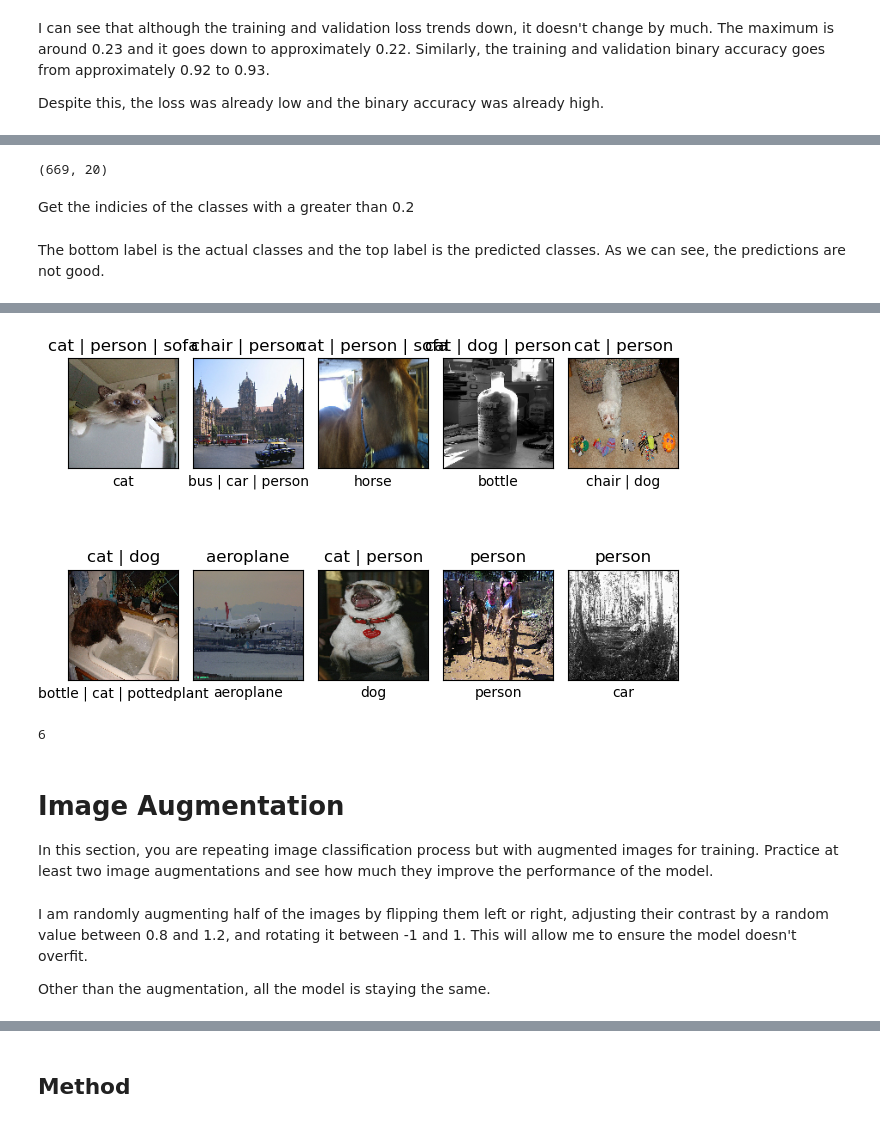
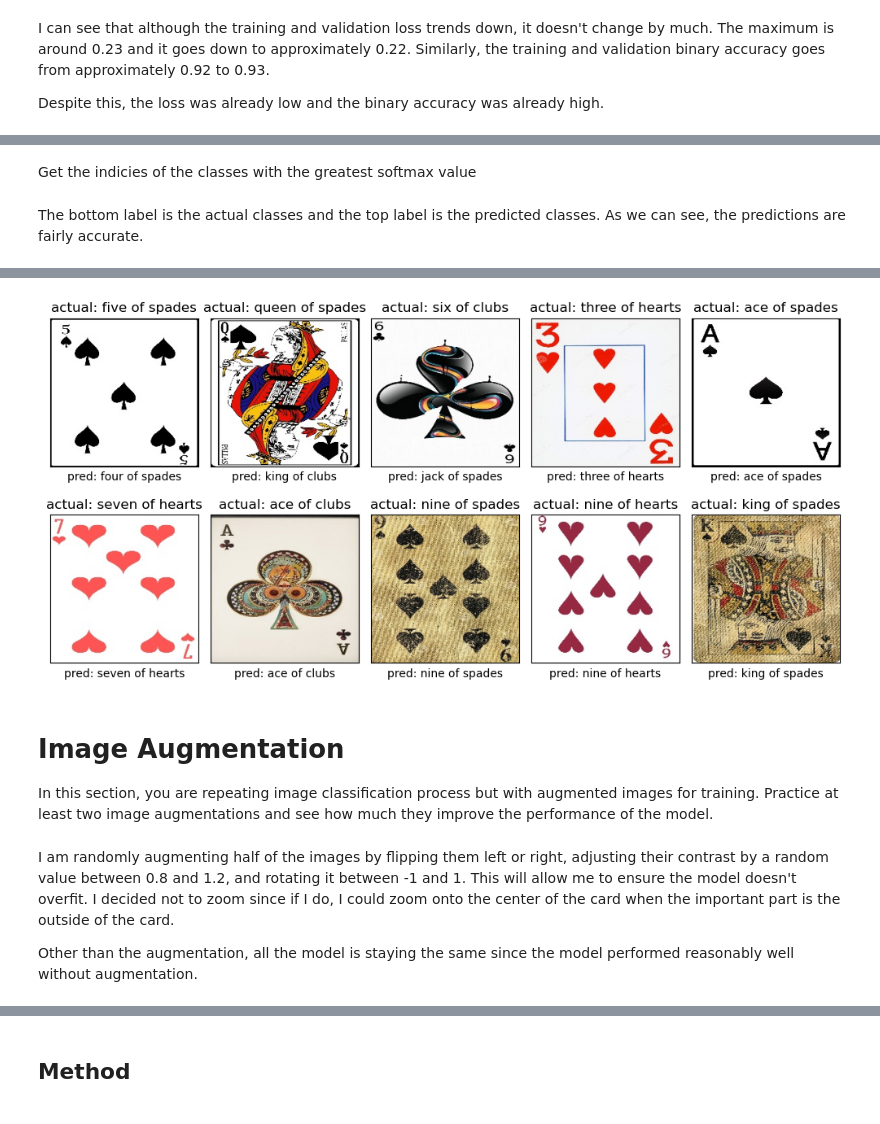
Before and after one commit to Abeoseh/deep_learning, a Jupyter notebook: assignments/assignment2/Assign2.ipynb, the cells around one changed output, grey strips where cells are left out. Drawn from its saved outputs; the diff is of its cells as text; code cells hidden in the pictures.

Commit message:
assignment 2 augment

```diff
--- a/assignments/assignment2/Assign2.ipynb
+++ b/assignments/assignment2/Assign2.ipynb
@@ -201,11 +200,11 @@ def build_model(hp):
                 layers.Lambda(lambda x: tf.nn.bias_add(x, bias)),
                 res_base,
                 layers.Flatten(),
-                layers.Dense(hp.Choice('units', [8, 100, 265])),
+                layers.Dense(hp.Choice('units', [100, 265, 300])),
                 layers.Dropout(hp.Choice('rate', [0.2, 0.5, 0.6])),
                 layers.Dense(53, activation="softmax"),
             ])
-    hp_learning_rate = hp.Choice('learning_rate', values=[1e-2, 1e-3, 1e-4])
+    hp_learning_rate = hp.Choice('learning_rate', values=[1e-3, 1e-4, 1e-5])
 
 
     model.compile(optimizer=keras.optimizers.Adam(learning_rate = hp_learning_rate),
@@ -217,10 +218,14 @@ def build_model(hp):
 # %%
 tuner = keras_tuner.RandomSearch(
     build_model,
-    objective='val_loss',
+    objective=['val_loss', 'val_accuracy'],
     max_trials=5)
 
 tuner.search(train, epochs=10, validation_data=val)
 
-classify_noaugment = tuner.get_best_models()[0]
+# classify_noaugment = tuner.get_best_models()[0]
+trials = list(tuner.oracle.trials.values())
+print(f"Found {len(trials)} trials")
+
+trials
 # %% [output]
@@ -246,2 +249,6 @@ Now I can see the best values from the random search. These are the values I wil
+# %%
+selected_trial = tuner.oracle.trials["1"]
+hp = selected_trial.hyperparameters
+classify_noaugment = build_model(hp)
 # %%
 
@@ -329,6 +333,2 @@ predictions = classify_noaugment.predict(test)
-# %%
-predictions.shape
-# %% [output]
-(669, 20)
 # %% [markdown]
-Get the indicies of the classes with a greater than 0.2
+Get the indicies of the classes with the greatest softmax value
@@ -337,13 +335,15 @@ indices_per_image = np.argmax(predictions, axis=1)
 # %% [markdown]
-The bottom label is the actual classes and the top label is the predicted classes. As we can see, the predictions are not good.
+The bottom label is the actual classes and the top label is the predicted classes. As we can see, the predictions are fairly accurate.
 # %%
 images, labels = next(test)
 
-plt.figure(figsize = (10,5))
+predictions = classify_noaugment.predict(images)
+indices_per_image = np.argmax(predictions, axis=1)
+
+plt.figure(figsize=(10,5))
 for i in range(10):
     plt.subplot(2,5,i+1)
-    show_img(images[i]/255.0, list(classes.values())[ (labels[i] == 1).nonzero()[0].item() ],
-            list(classes.values())[ indices_per_image ])
+    show_img(images[i]/255.0, f"actual: {list(classes.values())[(labels[i] == 1).nonzero()[0].item()]}", f"pred: {list(classes.values())[indices_per_image[i]]}")
 
 plt.tight_layout()
 # %% [output]
@@ -350,17 +351,13 @@ plt.tight_layout()
-[figure, old version]
+[figure, new version]
-# %%
-random_index
-# %% [output]
-6
 # %% [markdown]
 # Image Augmentation
 
 In this section, you are repeating image classification process but with augmented images for training.
 Practice at least two image augmentations and see how much they improve the performance of the model.
 # %% [markdown]
-I am randomly augmenting half of the images by flipping them left or right, adjusting their contrast by a random value between 0.8 and 1.2, and rotating it between -1 and 1. This will allow me to ensure the model doesn't overfit.
+I am randomly augmenting half of the images by flipping them left or right, adjusting their contrast by a random value between 0.8 and 1.2, and rotating it between -1 and 1. This will allow me to ensure the model doesn't overfit. I decided not to zoom since if I do, I could zoom onto the center of the card when the important part is the outside of the card.
 
-Other than the augmentation, all the model is staying the same.
+Other than the augmentation, all the model is staying the same since the model performed reasonably well without augmentation.
 # %%
 data_augmentation = keras.Sequential([
     layers.RandomFlip(mode = "horizontal"),
```
Also changed, not shown: parts of 22 cells of this notebook, 1 other file.
